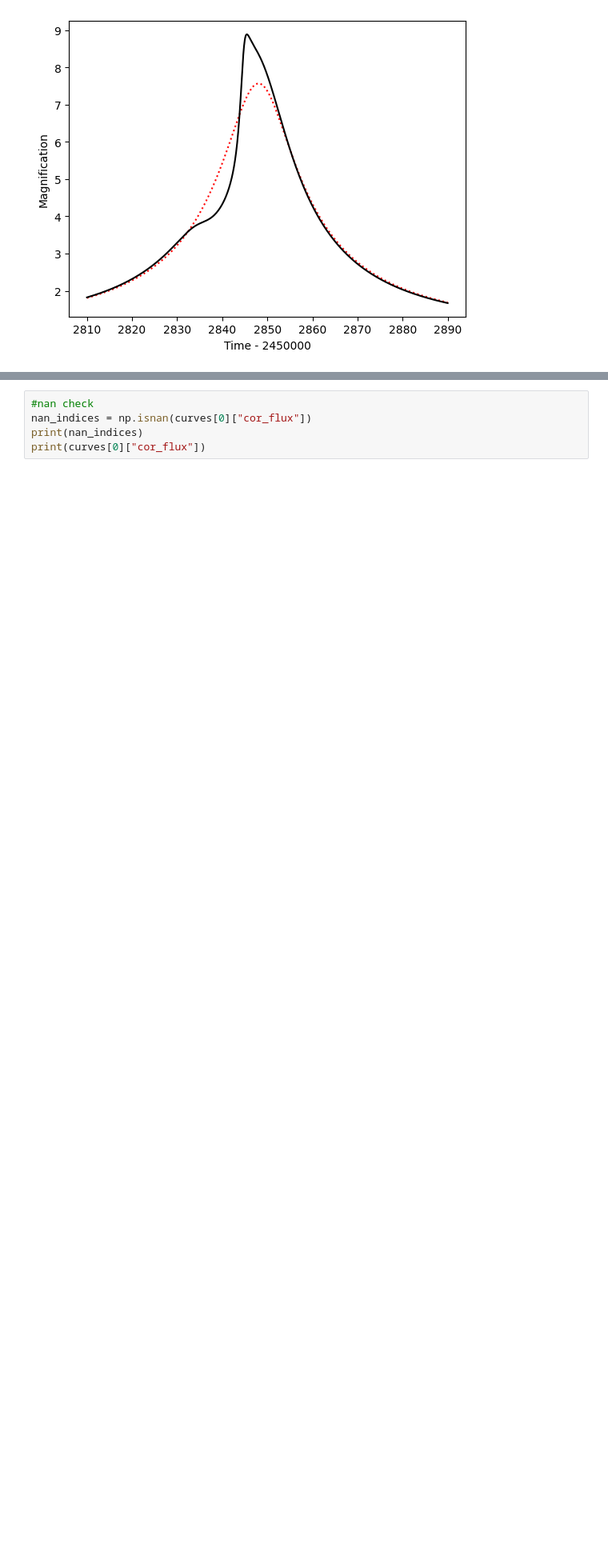
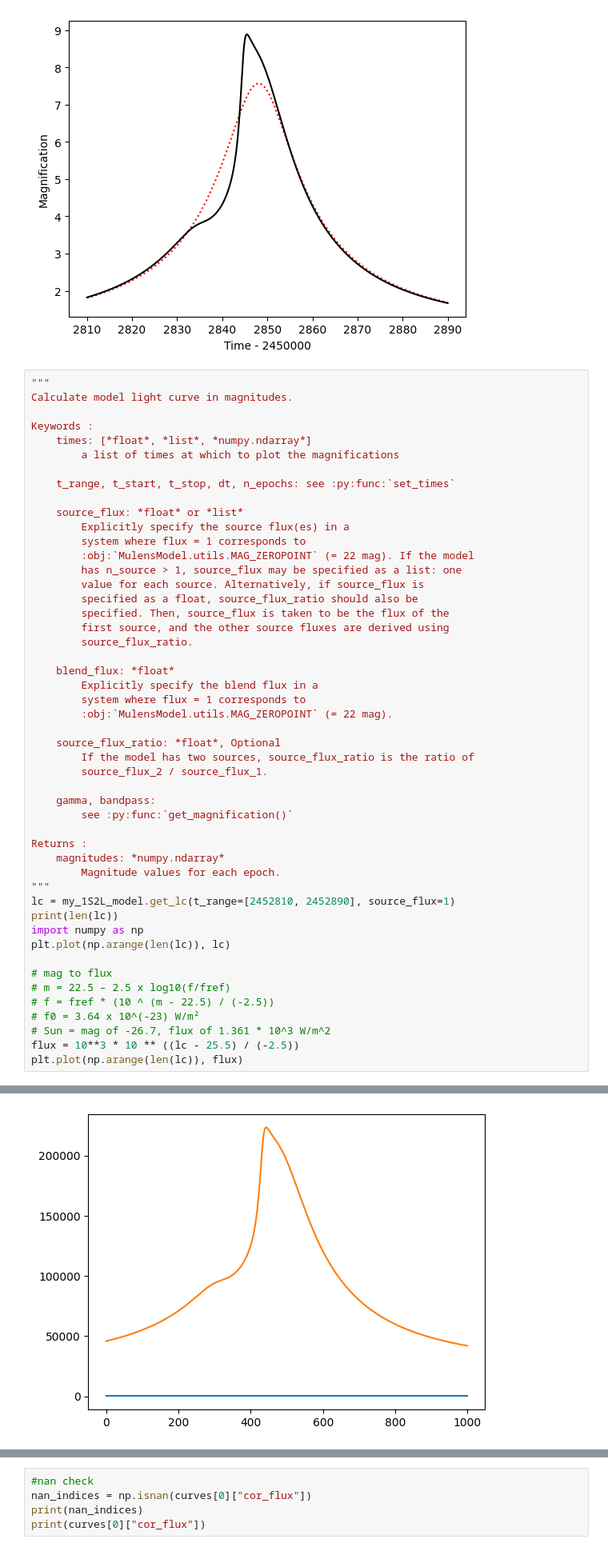
Before and after one commit to star-skelly/microlensing, a Jupyter notebook: mulens_ex.ipynb, the cells around one changed output, grey strips where cells are left out. Shown: that part at 80% size. Saved outputs shown, nothing was run; the diff lists cells and outputs as text; blank space fills up the shorter version.

```diff
--- a/mulens_ex.ipynb
+++ b/mulens_ex.ipynb
@@ -15,3 +15,53 @@ my_1S2L_model.plot_magnification(t_range=[2452810, 2452890],
 plt.show()
 # %% [output]
 [figure]
+# %%
+"""
+Calculate model light curve in magnitudes.
+
+Keywords :
+    times: [*float*, *list*, *numpy.ndarray*]
+        a list of times at which to plot the magnifications
+
+    t_range, t_start, t_stop, dt, n_epochs: see :py:func:`set_times`
+
+    source_flux: *float* or *list*
+        Explicitly specify the source flux(es) in a
+        system where flux = 1 corresponds to
+        :obj:`MulensModel.utils.MAG_ZEROPOINT` (= 22 mag). If the model
+        has n_source > 1, source_flux may be specified as a list: one
+        value for each source. Alternatively, if source_flux is
+        specified as a float, source_flux_ratio should also be
+        specified. Then, source_flux is taken to be the flux of the
+        first source, and the other source fluxes are derived using
+        source_flux_ratio.
+
+    blend_flux: *float*
+        Explicitly specify the blend flux in a
+        system where flux = 1 corresponds to
+        :obj:`MulensModel.utils.MAG_ZEROPOINT` (= 22 mag).
+
+    source_flux_ratio: *float*, Optional
+        If the model has two sources, source_flux_ratio is the ratio of
+        source_flux_2 / source_flux_1.
+
+    gamma, bandpass:
+        see :py:func:`get_magnification()`
+
+Returns :
+    magnitudes: *numpy.ndarray*
+        Magnitude values for each epoch.
+"""
+lc = my_1S2L_model.get_lc(t_range=[2452810, 2452890], source_flux=1)
+print(len(lc))
+import numpy as np
+plt.plot(np.arange(len(lc)), lc)
+
+# mag to flux
+# m = 22.5 – 2.5 x log10(f/fref)
+# f = fref * (10 ^ (m - 22.5) / (-2.5))
+# f0 = 3.64 x 10^(-23) W/m²
+# Sun = mag of -26.7, flux of 1.361 * 10^3 W/m^2
+flux = 10**3 * 10 ** ((lc - 25.5) / (-2.5))
+plt.plot(np.arange(len(lc)), flux)
+# %% [output]
@@ -18,3 +70,4 @@ plt.show()
+[figure, added]
 # %%
 from astropy.io import ascii
 
```
Also changed, not shown: parts of 5 cells of this notebook, 3 other files.
